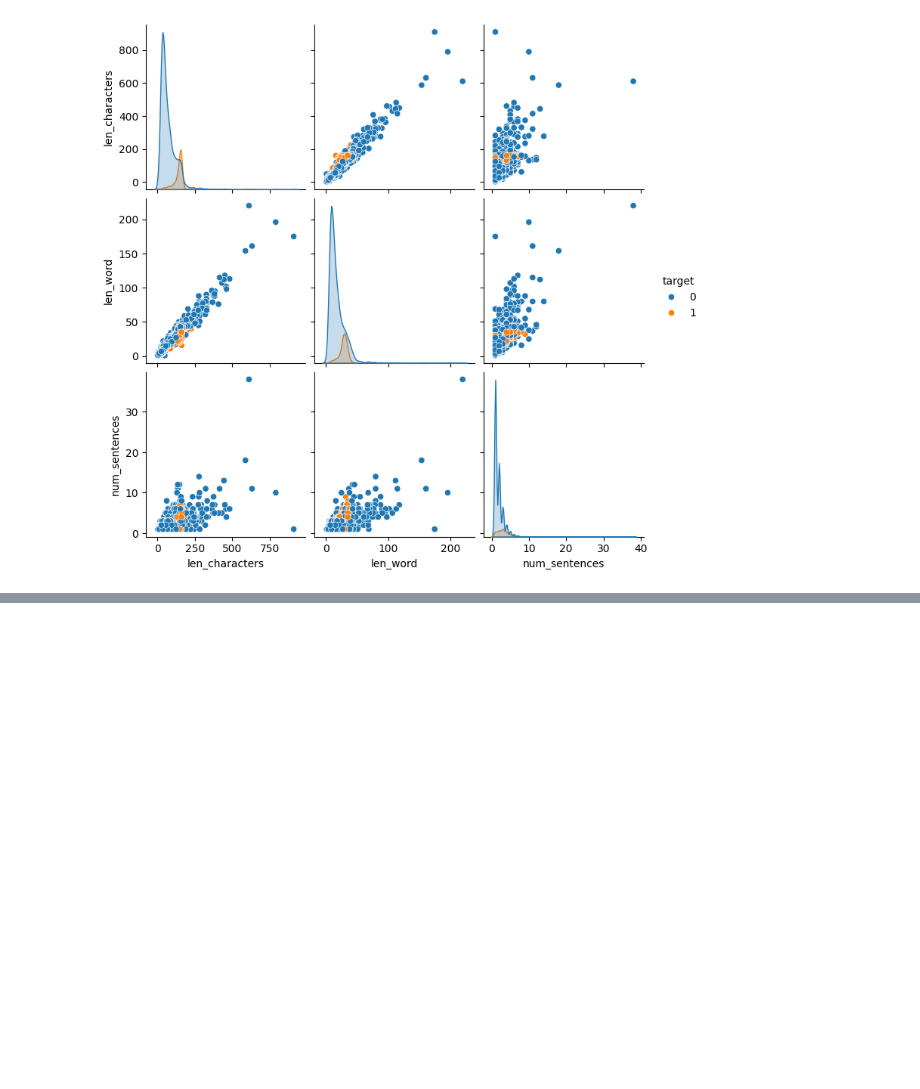
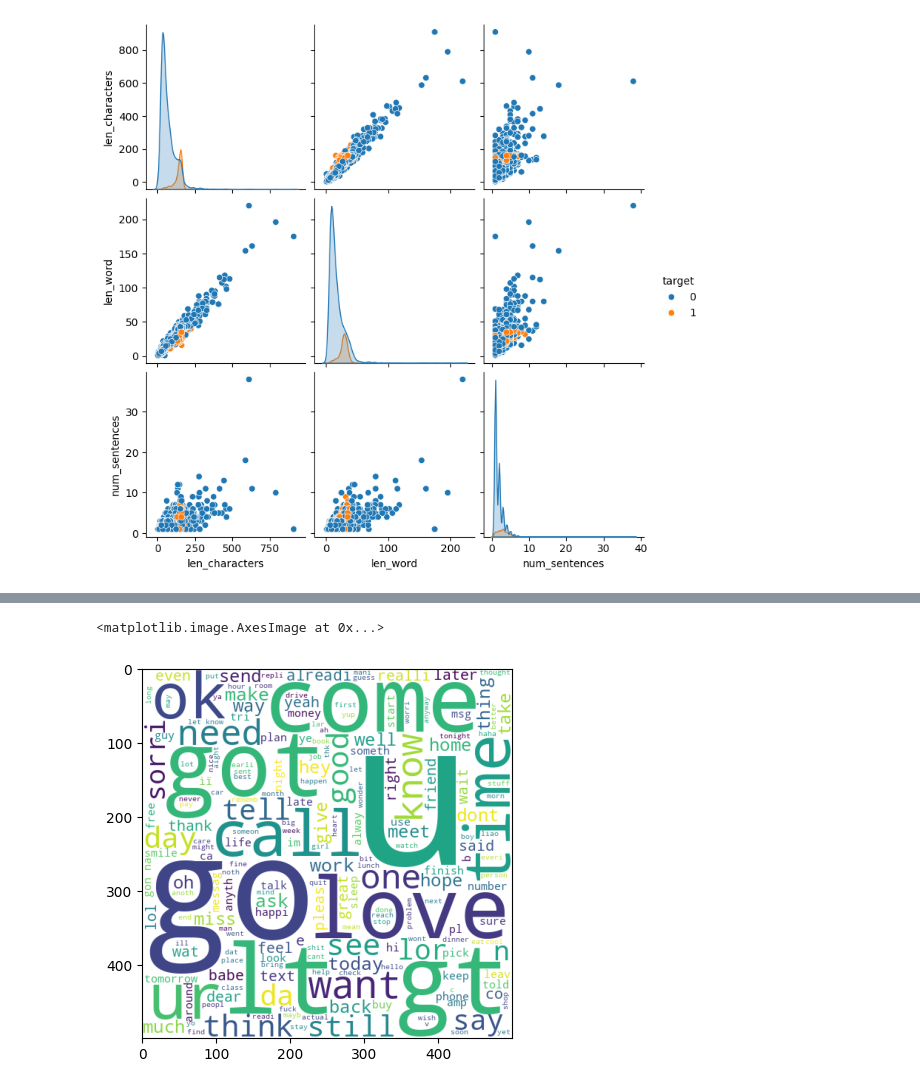
Before and after one commit to Utsuk7/SMS-Spam-Detection, a Jupyter notebook: SMS_Spam_Detection.ipynb, the cells around one changed output, grey strips where cells are left out. Drawn from its saved outputs; the diff is of its cells as text; code cells hidden in the pictures; blank space fills up the shorter version.

```diff
--- a/SMS_Spam_Detection.ipynb
+++ b/SMS_Spam_Detection.ipynb
@@ -222,0 +283,8 @@ plt.show()
+# %%
+# extracting most frequent words from ham message
+ham_wc=wc.generate(df[df['target']==0]['preprocessed_text'].str.cat(sep=" "))
+# %%
+plt.imshow(ham_wc)
+# %% [output]
+<matplotlib.image.AxesImage at 0x...>
+[figure, added]
```
Also changed, not shown: parts of 17 cells of this notebook.
